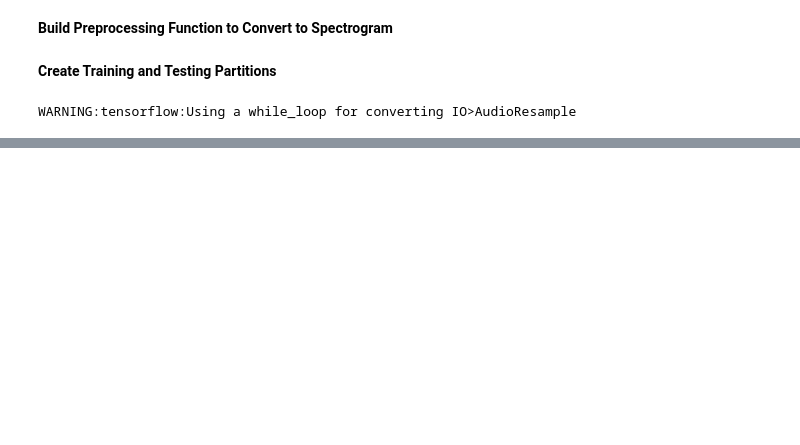
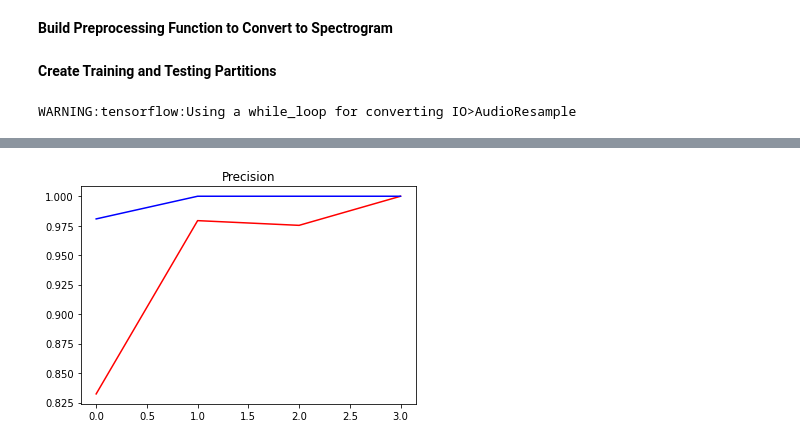
Before and after one commit to alexanderkuepper/audio-classification, a Jupyter notebook: Train.ipynb, the cells around one changed output, grey strips where cells are left out. Saved outputs shown, nothing was run; the diff lists cells and outputs as text; code cells hidden in the pictures; blank space fills up the shorter version.

```diff
--- a/Train.ipynb
+++ b/Train.ipynb
@@ -58,0 +118,7 @@ test = data.skip(36).take(15)
+# %%
+plt.title('Precision')
+plt.plot(hist.history['precision'], 'r')
+plt.plot(hist.history['val_precision'], 'b')
+plt.show()
+# %% [output]
+[figure, added]
```
Also changed, not shown: parts of 13 cells of this notebook.
